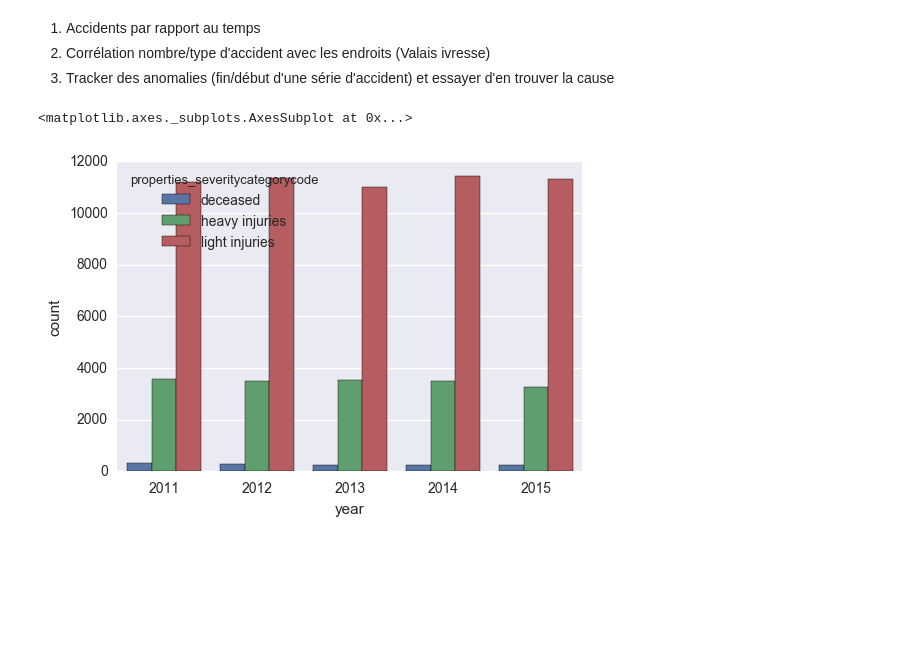
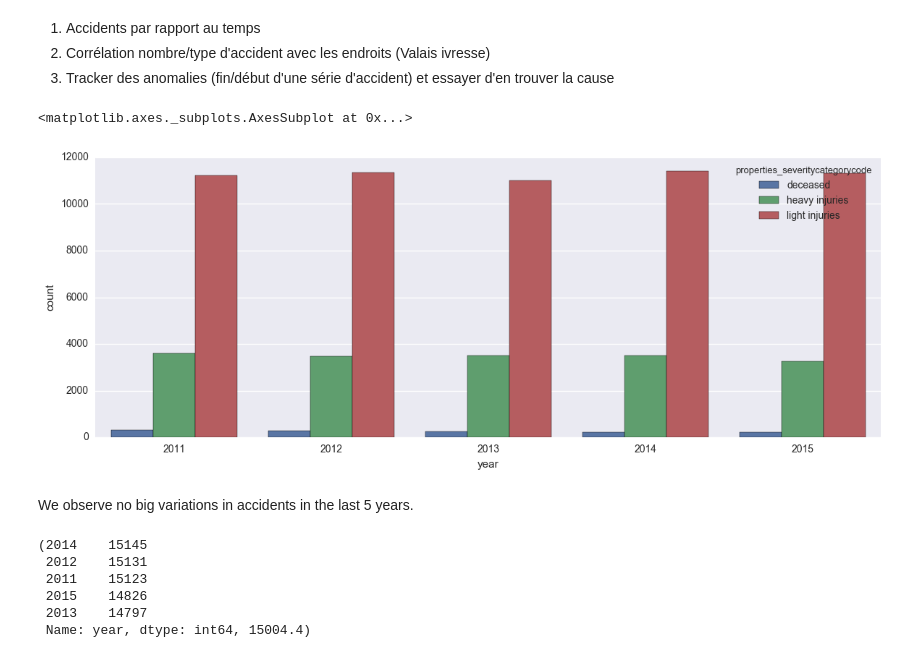
Before and after one commit to Jokau/ada-project, a Jupyter notebook: project_data_scraping.ipynb, the cells around one changed output. Drawn from its saved outputs; the diff is of its cells as text; code cells hidden in the pictures; blank space fills up the shorter version.

```diff
--- a/project_data_scraping.ipynb
+++ b/project_data_scraping.ipynb
@@ -347,7 +345,19 @@ accidents_df.sample(5)
 2) Corrélation nombre/type d'accident avec les endroits (Valais ivresse)<br>
 3) Tracker des anomalies (fin/début d'une série d'accident) et essayer d'en trouver la cause<br>
 # %%
+plt.figure(figsize=(14, 5))
 sns.countplot(x='year', hue='properties_severitycategorycode', data=accidents_df)
 # %% [output]
 <matplotlib.axes._subplots.AxesSubplot at 0x...>
-[figure, old version]
+[figure, new version]
+# %% [markdown]
+We observe no big variations in accidents in the last 5 years.
+# %%
+accidents_df.year.value_counts(), accidents_df.year.value_counts().mean()
+# %% [output]
+(2014    15145
+ 2012    15131
+ 2011    15123
+ 2015    14826
+ 2013    14797
+ Name: year, dtype: int64, 15004.4)
```
Also changed, not shown: parts of 17 cells of this notebook, 3 other files.
